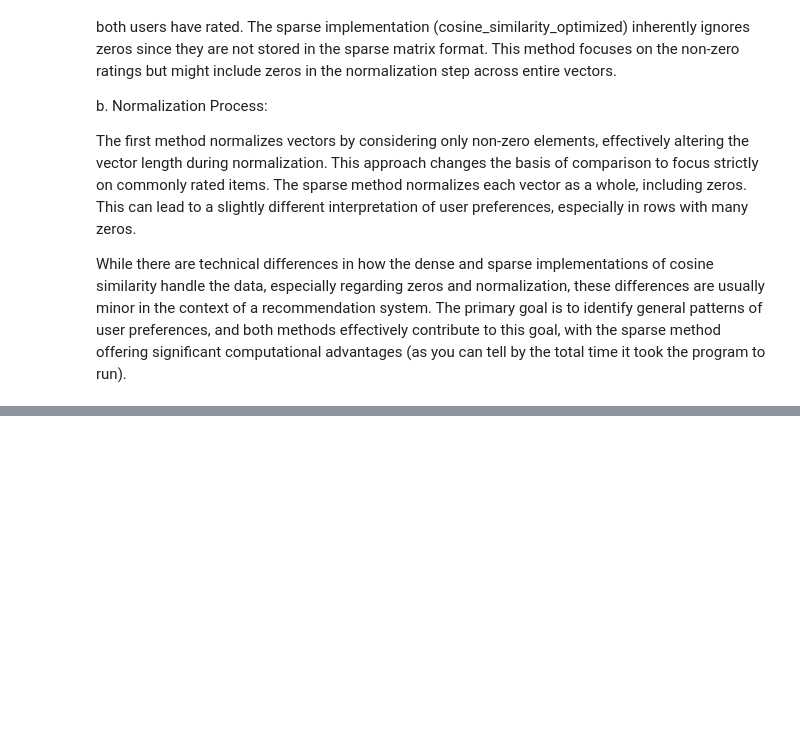
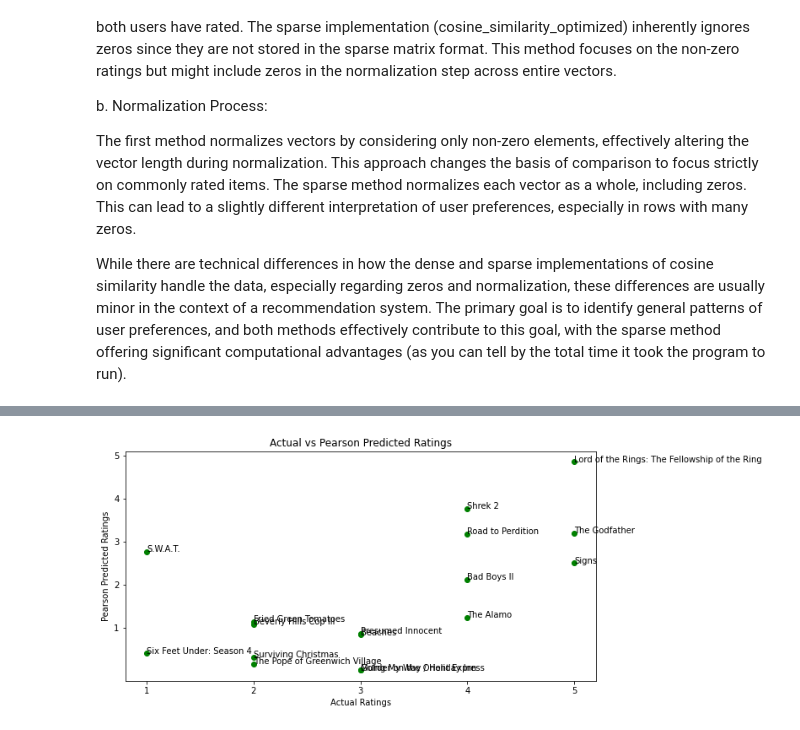
Before and after one commit to jeffjung34/Netflix-Rec-Project, a Jupyter notebook: generateMatrix.ipynb, the cells around one changed output, grey strips where cells are left out. Cells and saved outputs as stored; diff of their text form; code cells hidden in the pictures; blank space fills up the shorter version.

```diff
--- a/generateMatrix.ipynb
+++ b/generateMatrix.ipynb
@@ -227,0 +288,15 @@ While there are technical differences in how the dense and sparse implementation
+# %%
+test_user = 6
+test_matrix = rating_matrix.head(20_000)
+
+actual_ratings = {}
+
+for rating in range(1, 6):
+    rated_movies = test_matrix.loc[test_user]
+    selected_movies = rated_movies[rated_movies == rating].sample(n=4, replace=True)
+    actual_ratings.update(selected_movies.to_dict())
+actual_ratings
+
+
+user_item_matrix_mod = test_matrix.copy()
+user_item_matrix_mod.loc[test_user, actual_ratings.keys()] = np.NaN
@@ -227,0 +366,12 @@ While there are technical differences in how the dense and sparse implementation
+# %%
+def plot_actual_vs_pearson(actual_ratings, pearson_predicted_ratings, movies):
+    plt.figure(figsize=(10, 5))
+    plt.scatter(actual_ratings, pearson_predicted_ratings, color='green')
+    plt.title('Actual vs Pearson Predicted Ratings')
+    plt.xlabel('Actual Ratings')
+    plt.ylabel('Pearson Predicted Ratings')
+    plt.xticks(range(1, 6))
+    plt.yticks(range(1, 6))
+    for i, txt in enumerate(movies):
+        plt.annotate(txt, (actual_ratings[i], pearson_predicted_ratings[i]))
+    plt.show()
@@ -227,0 +382,4 @@ While there are technical differences in how the dense and sparse implementation
+# %%
+plot_actual_vs_pearson(actual_ratings_list, pearson_ratings_list, movies)
+# %% [output]
+[figure, added]
```
Also changed, not shown: parts of 18 cells of this notebook.
